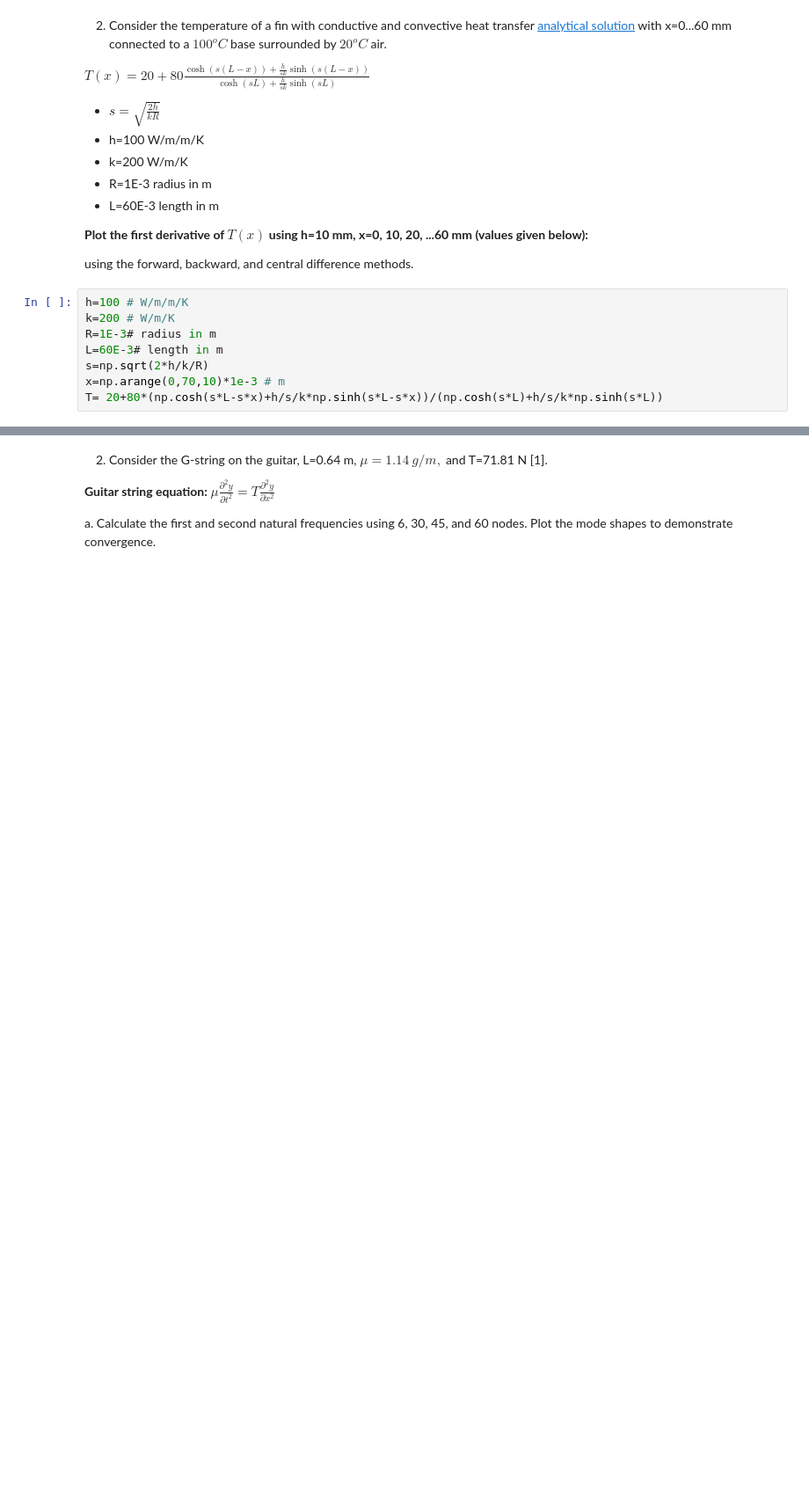
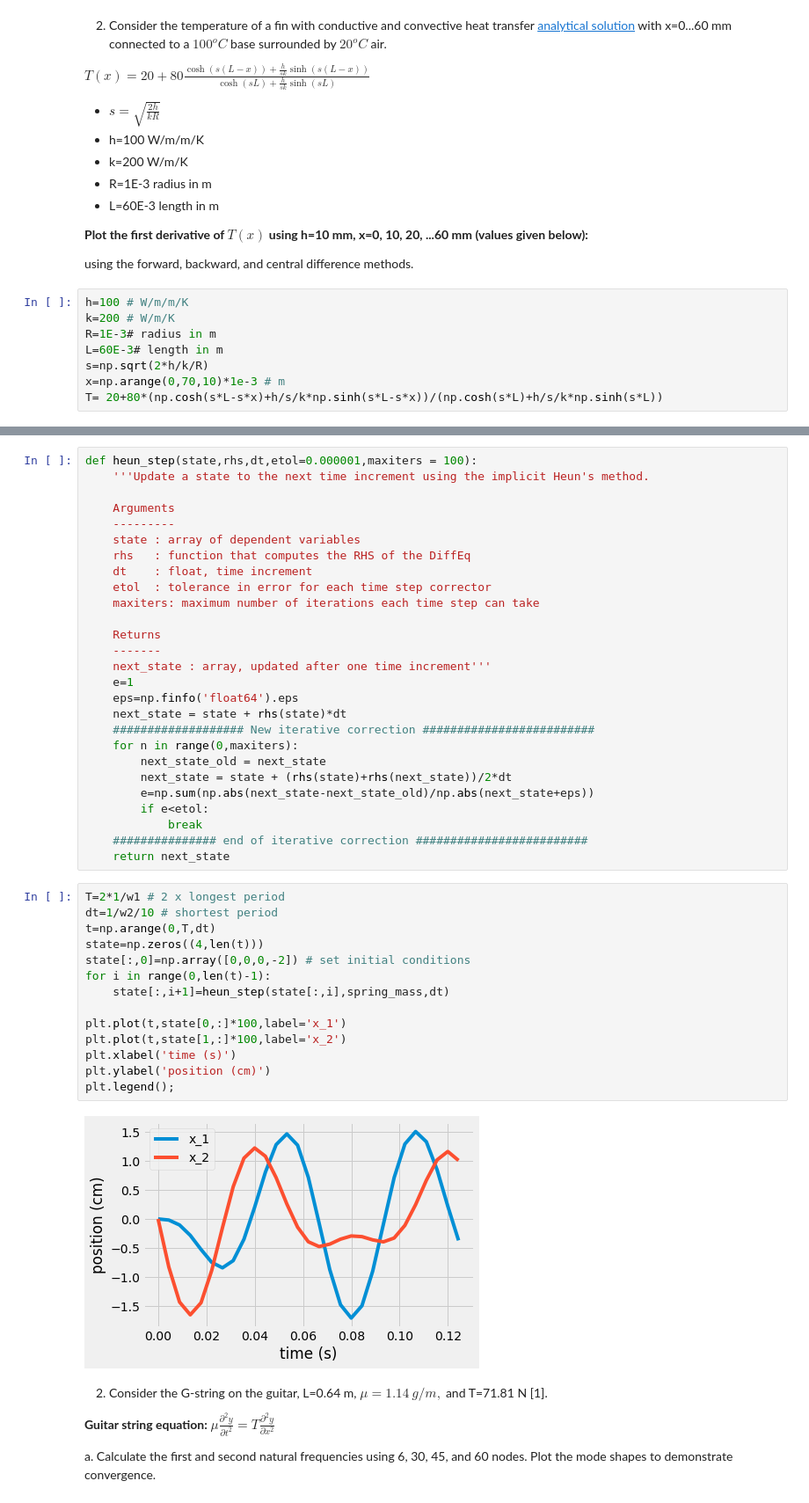
Before and after one commit to hamwalker/computational-mechanics, a Jupyter notebook: module_05/notebooks/HW_05.ipynb, the cells around one changed output, grey strips where cells are left out. Shown at 88% size. Drawn from its saved outputs; the diff is of its cells as text; blank space fills up the shorter version.

```diff
--- a/module_05/notebooks/HW_05.ipynb
+++ b/module_05/notebooks/HW_05.ipynb
@@ -146,3 +274,46 @@ b. Plot the position of $x_1~and~x_2$ if the masses are at rest when mass 2 is g
+# %%
+def heun_step(state,rhs,dt,etol=0.000001,maxiters = 100):
+    '''Update a state to the next time increment using the implicit Heun's method.
+
+    Arguments
+    ---------
+    state : array of dependent variables
+    rhs   : function that computes the RHS of the DiffEq
+    dt    : float, time increment
+    etol  : tolerance in error for each time step corrector
+    maxiters: maximum number of iterations each time step can take
+
+    Returns
+    -------
+    next_state : array, updated after one time increment'''
+    e=1
+    eps=np.finfo('float64').eps
+    next_state = state + rhs(state)*dt
+    ################### New iterative correction #########################
+    for n in range(0,maxiters):
+        next_state_old = next_state
+        next_state = state + (rhs(state)+rhs(next_state))/2*dt
+        e=np.sum(np.abs(next_state-next_state_old)/np.abs(next_state+eps))
+        if e<etol:
+            break
+    ############### end of iterative correction #########################
+    return next_state
+# %%
+T=2*1/w1 # 2 x longest period
+dt=1/w2/10 # shortest period
+t=np.arange(0,T,dt)
+state=np.zeros((4,len(t)))
+state[:,0]=np.array([0,0,0,-2]) # set initial conditions
+for i in range(0,len(t)-1):
+    state[:,i+1]=heun_step(state[:,i],spring_mass,dt)
+
+plt.plot(t,state[0,:]*100,label='x_1')
+plt.plot(t,state[1,:]*100,label='x_2')
+plt.xlabel('time (s)')
+plt.ylabel('position (cm)')
+plt.legend();
+# %% [output]
+[figure, added]
 # %% [markdown]
 2. Consider the G-string on the guitar, L=0.64 m, $\mu=1.14~g/m,$ and T=71.81 N [1].
 
```
Also changed, not shown: parts of 18 cells of this notebook, 5 other files.
